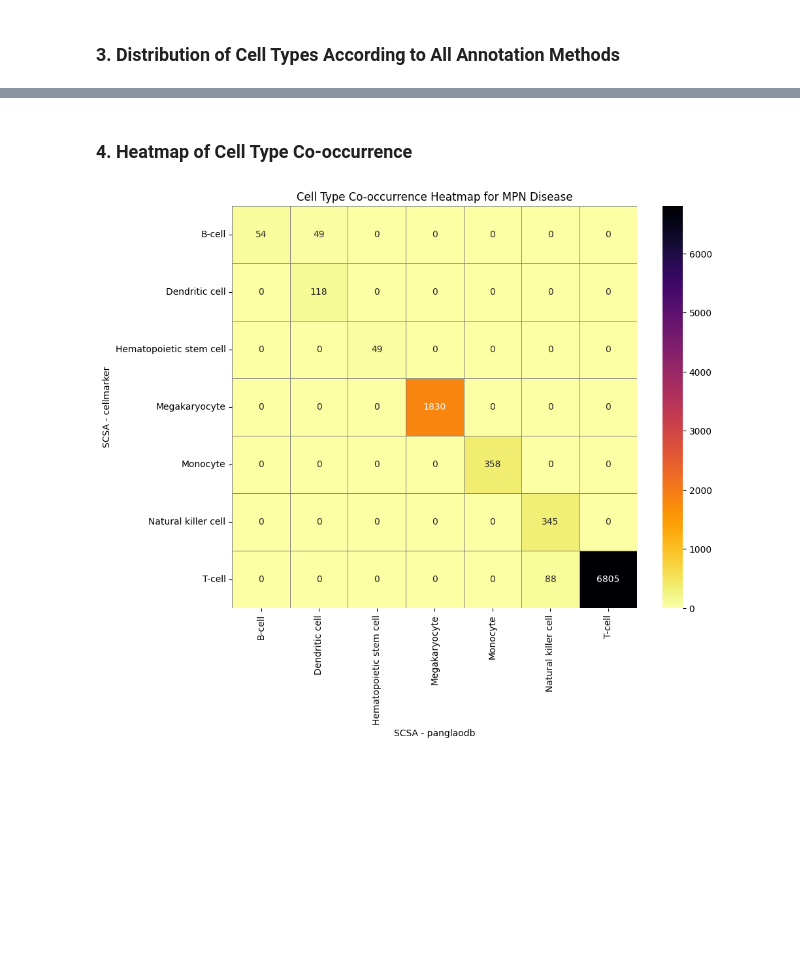
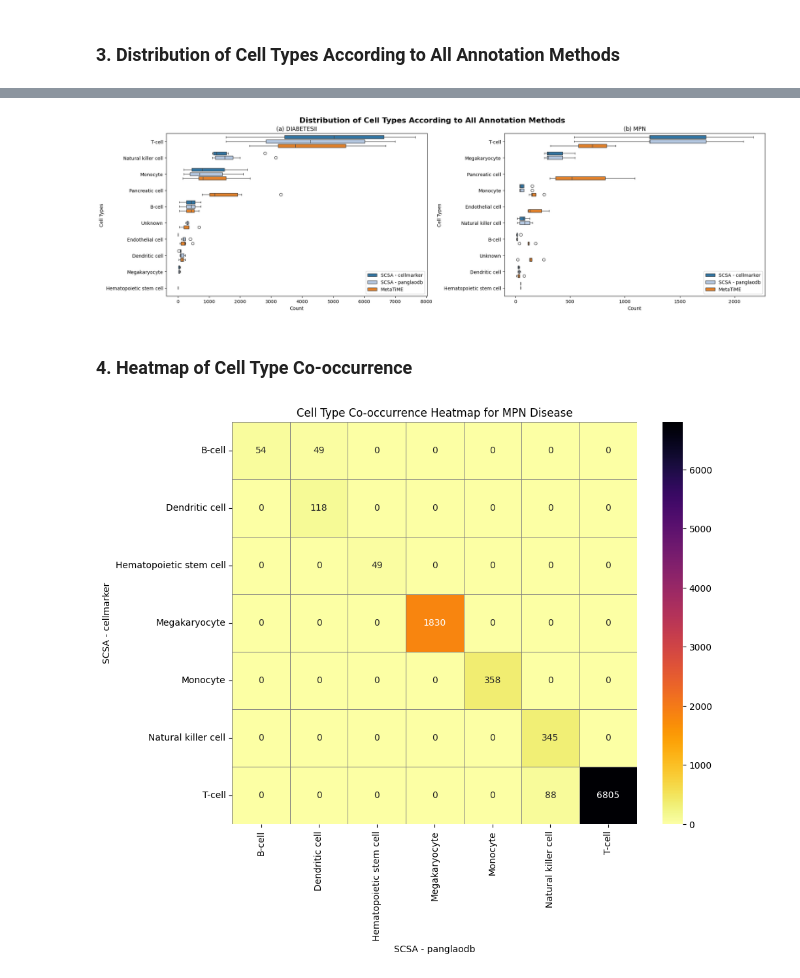
Before and after one commit to sujitdebnath/fau-bionet-project-ws23, a Jupyter notebook: docs/report/summary_plots_cell_annotation.ipynb, the cells around one changed output, grey strips where cells are left out. Saved outputs shown, nothing was run; the diff lists cells and outputs as text; code cells hidden in the pictures; blank space fills up the shorter version.

```diff
--- a/docs/report/summary_plots_cell_annotation.ipynb
+++ b/docs/report/summary_plots_cell_annotation.ipynb
@@ -204,3 +317,7 @@ cell_anno_box_plot_for_diseases(df=cell_anno_df, disease_id='diabetesII', cell_a
+# %%
+cell_anno_box_plot_for_diseases_subplots(df=cell_anno_df, disease_ids=disease_ids, cell_anno_methods=cell_anno_methods)
+# %% [output]
+[figure, added]
 # %% [markdown]
 ### 4. Heatmap of Cell Type Co-occurrence
 # %%
```
Also changed, not shown: parts of 12 cells of this notebook, 3 other files.
